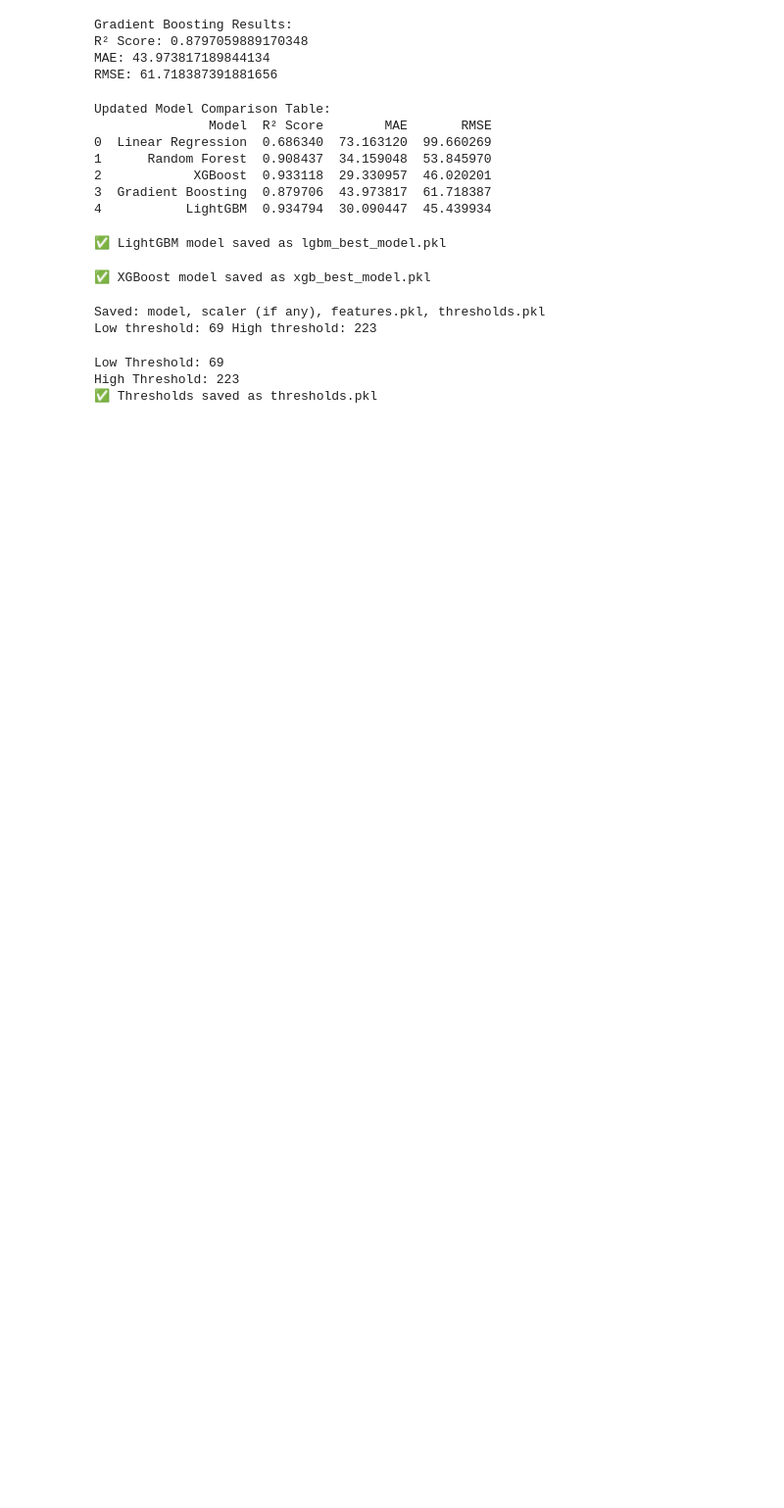
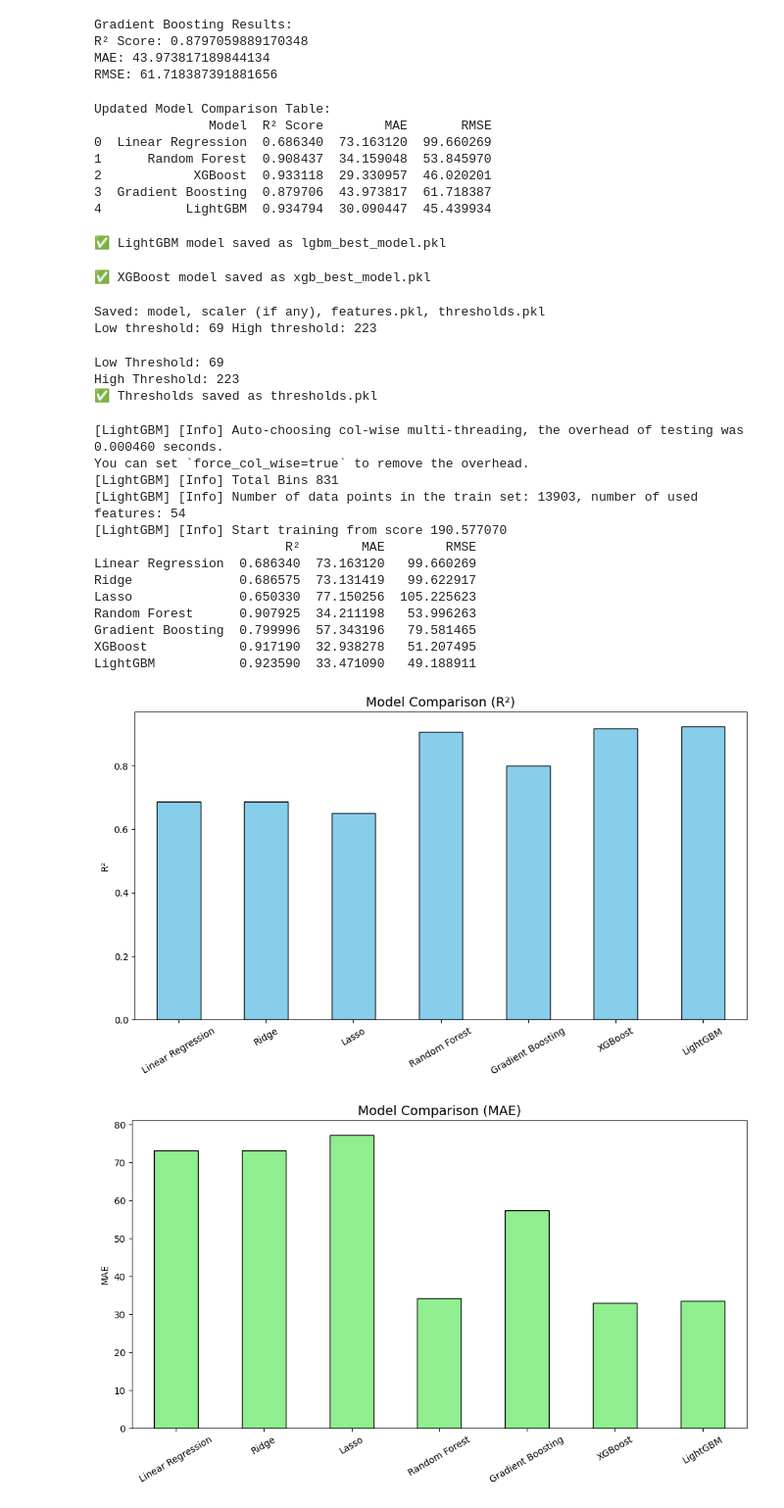
Before and after one commit to SpringBoardMentro0743/Ridewise_Project_2025, a Jupyter notebook: analysis.ipynb, the cells around one changed output. Shown at 98% size. Drawn from its saved outputs; the diff is of its cells as text; code cells hidden in the pictures; blank space fills up the shorter version.

Commit message:
Updated analysis.ipynb and added comparison plots

```diff
--- a/analysis.ipynb
+++ b/analysis.ipynb
@@ -1378,3 +1378,71 @@ print("✅ Thresholds saved as thresholds.pkl")
 Low Threshold: 69
 High Threshold: 223
 ✅ Thresholds saved as thresholds.pkl
+# %%
+import numpy as np
+import pandas as pd
+import matplotlib.pyplot as plt
+from sklearn.linear_model import LinearRegression, Ridge, Lasso
+from sklearn.ensemble import RandomForestRegressor, GradientBoostingRegressor
+from sklearn.metrics import mean_absolute_error, mean_squared_error, r2_score
+from xgboost import XGBRegressor
+from lightgbm import LGBMRegressor
+
+# Dictionary to store results
+results = {}
+
+# Define models
+models = {
+    "Linear Regression": LinearRegression(),
+    "Ridge": Ridge(),
+    "Lasso": Lasso(),
+    "Random Forest": RandomForestRegressor(random_state=42),
+    "Gradient Boosting": GradientBoostingRegressor(random_state=42),
+    "XGBoost": XGBRegressor(random_state=42, n_estimators=100),
+    "LightGBM": LGBMRegressor(random_state=42, n_estimators=100)
+}
+
+# Train & evaluate each model
+for name, model in models.items():
+    model.fit(X_train, y_train)       # fixed here
+    y_pred = model.predict(X_test)    # fixed here
+
+    r2 = r2_score(y_test, y_pred)
+    mae = mean_absolute_error(y_test, y_pred)
+    rmse = np.sqrt(mean_squared_error(y_test, y_pred))
+
+    results[name] = {"R²": r2, "MAE": mae, "RMSE": rmse}
+
+# Convert results to DataFrame
+results_df = pd.DataFrame(results).T
+print(results_df)
+
+# -------- Plotting all metrics --------
+metrics = ["R²", "MAE", "RMSE"]
+colors = ["skyblue", "lightgreen", "salmon"]
+
+for i, metric in enumerate(metrics):
+    plt.figure(figsize=(10,6))
+    results_df[metric].plot(kind="bar", color=colors[i], edgecolor="black")
+    plt.title(f"Model Comparison ({metric})", fontsize=14)
+    plt.ylabel(metric)
+    plt.xticks(rotation=30)
+    plt.tight_layout()
+    plt.savefig(f"comparison_{metric}.png")  # saves each chart
+    plt.show()
+# %% [output]
+[LightGBM] [Info] Auto-choosing col-wise multi-threading, the overhead of testing was 0.000460 seconds.
+You can set `force_col_wise=true` to remove the overhead.
+[LightGBM] [Info] Total Bins 831
+[LightGBM] [Info] Number of data points in the train set: 13903, number of used features: 54
+[LightGBM] [Info] Start training from score 190.577070
+                         R²        MAE        RMSE
+Linear Regression  0.686340  73.163120   99.660269
+Ridge              0.686575  73.131419   99.622917
+Lasso              0.650330  77.150256  105.225623
+Random Forest      0.907925  34.211198   53.996263
+Gradient Boosting  0.799996  57.343196   79.581465
+XGBoost            0.917190  32.938278   51.207495
+LightGBM           0.923590  33.471090   49.188911
+[figure, added]
+[figure, added]
```
Also changed, not shown: parts of 2 cells of this notebook, 3 other files.
